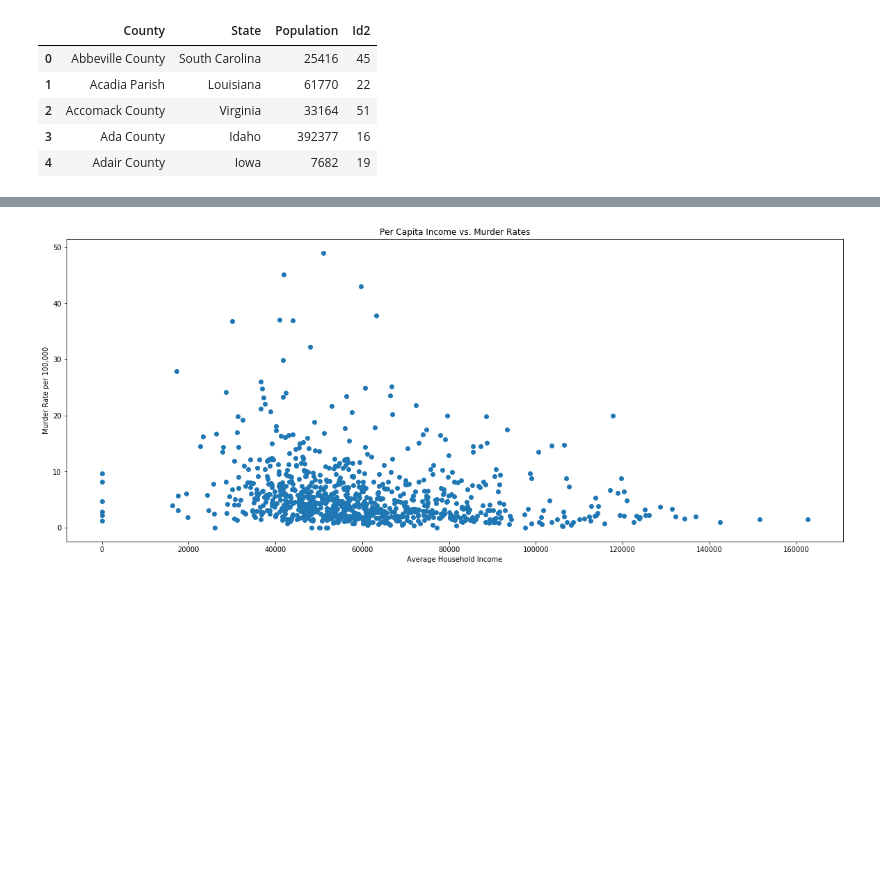
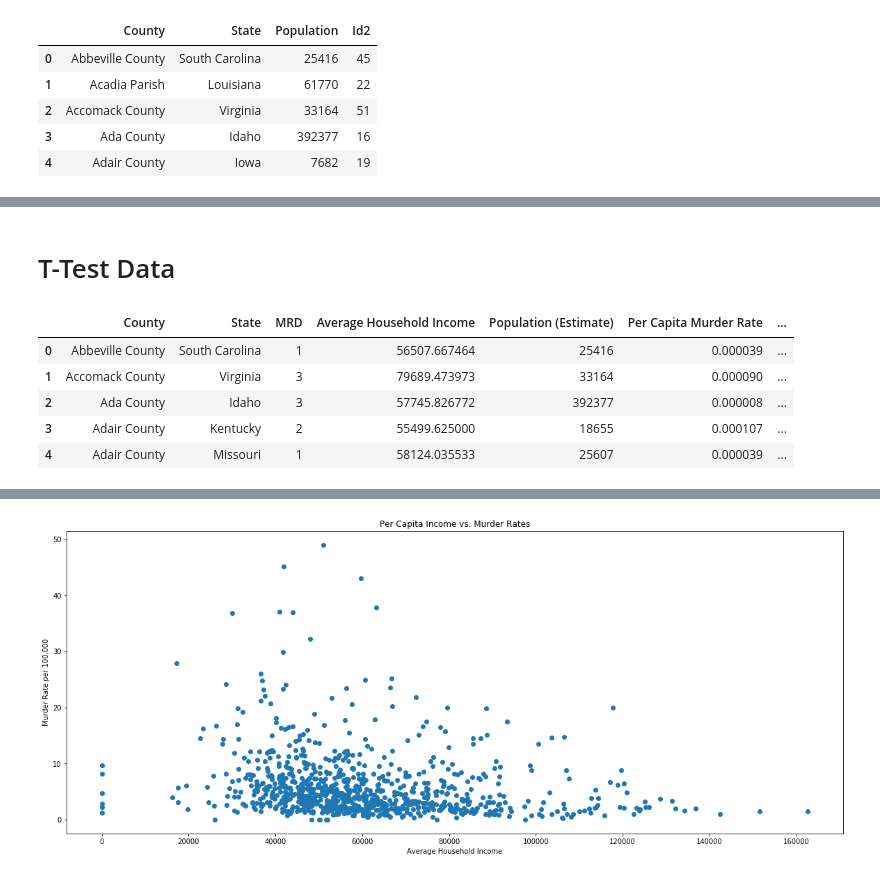
Before and after one commit to jstetter/project-1, a Jupyter notebook: project_1.ipynb, the cells around one changed output, grey strips where cells are left out. Cells and saved outputs as stored; diff of their text form; code cells hidden in the pictures; blank space fills up the shorter version.

```diff
--- a/project_1.ipynb
+++ b/project_1.ipynb
@@ -132,0 +127,14 @@ combined_df3.sort_values(by = 'MRD', ascending = False)
+# %% [markdown]
+# T-Test Data
+# %%
+#add quartile columns for barchart
+combined_df3['income_quartile'] = pd.qcut(combined_df3['Average Household Income'], 4, ['q1','q2','q3','q4'])
+# combined_df3['Mean'].quantile([.1, .25, .5, .75], axis = 0)
+combined_df3.head()
+# %% [output]
+|  | County | State | MRD | Average Household Income | Population (Estimate) | Per Capita Murder Rate | ... |
+| 0 | Abbeville County | South Carolina | 1 | 56507.667464 | 25416 | 0.000039 | ... |
+| 1 | Accomack County | Virginia | 3 | 79689.473973 | 33164 | 0.000090 | ... |
+| 2 | Ada County | Idaho | 3 | 57745.826772 | 392377 | 0.000008 | ... |
+| 3 | Adair County | Kentucky | 2 | 55499.625000 | 18655 | 0.000107 | ... |
+| 4 | Adair County | Missouri | 1 | 58124.035533 | 25607 | 0.000039 | ... |
```
Also changed, not shown: parts of 11 cells of this notebook.
